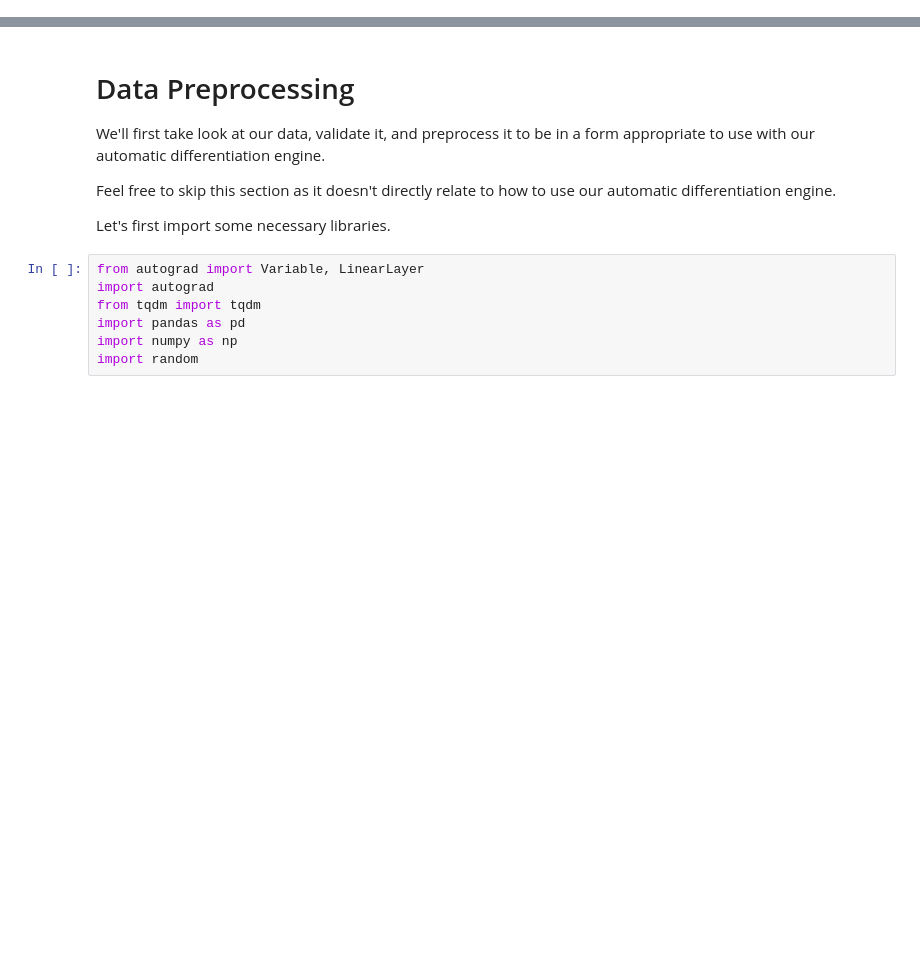
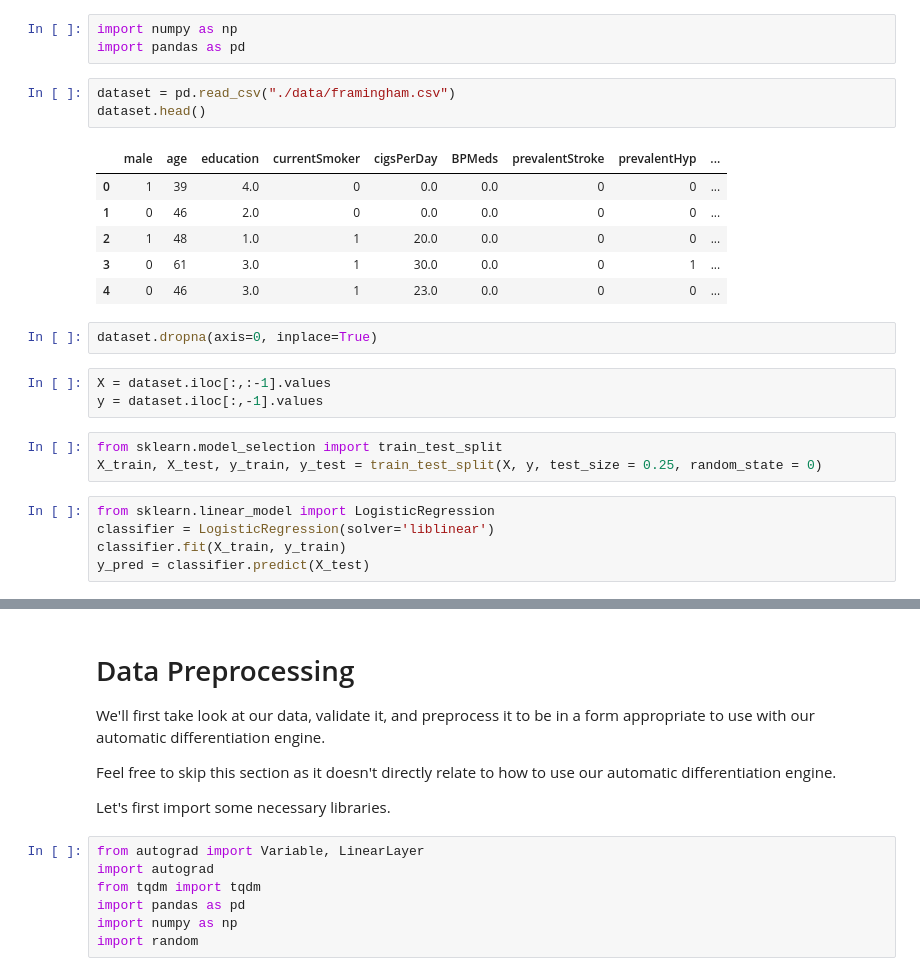
Before and after one commit to paul-tqh-nguyen/one_off_code, a Jupyter notebook: autograd/examples/logistic_regression.ipynb, the cells around one changed output, grey strips where cells are left out. Drawn from its saved outputs; the diff is of its cells as text; blank space fills up the shorter version.

```diff
--- a/autograd/examples/logistic_regression.ipynb
+++ b/autograd/examples/logistic_regression.ipynb
@@ -0,0 +1,26 @@
+# %%
+import numpy as np
+import pandas as pd
+# %%
+dataset = pd.read_csv("./data/framingham.csv")
+dataset.head()
+# %% [output]
+|  | male | age | education | currentSmoker | cigsPerDay | BPMeds | prevalentStroke | prevalentHyp | ... |
+| 0 | 1 | 39 | 4.0 | 0 | 0.0 | 0.0 | 0 | 0 | ... |
+| 1 | 0 | 46 | 2.0 | 0 | 0.0 | 0.0 | 0 | 0 | ... |
+| 2 | 1 | 48 | 1.0 | 1 | 20.0 | 0.0 | 0 | 0 | ... |
+| 3 | 0 | 61 | 3.0 | 1 | 30.0 | 0.0 | 0 | 1 | ... |
+| 4 | 0 | 46 | 3.0 | 1 | 23.0 | 0.0 | 0 | 0 | ... |
+# %%
+dataset.dropna(axis=0, inplace=True)
+# %%
+X = dataset.iloc[:,:-1].values
+y = dataset.iloc[:,-1].values
+# %%
+from sklearn.model_selection import train_test_split
+X_train, X_test, y_train, y_test = train_test_split(X, y, test_size = 0.25, random_state = 0)
+# %%
+from sklearn.linear_model import LogisticRegression
+classifier = LogisticRegression(solver='liblinear')
+classifier.fit(X_train, y_train)
+y_pred = classifier.predict(X_test)
```
Also changed, not shown: parts of 26 cells of this notebook, 1 other file.
